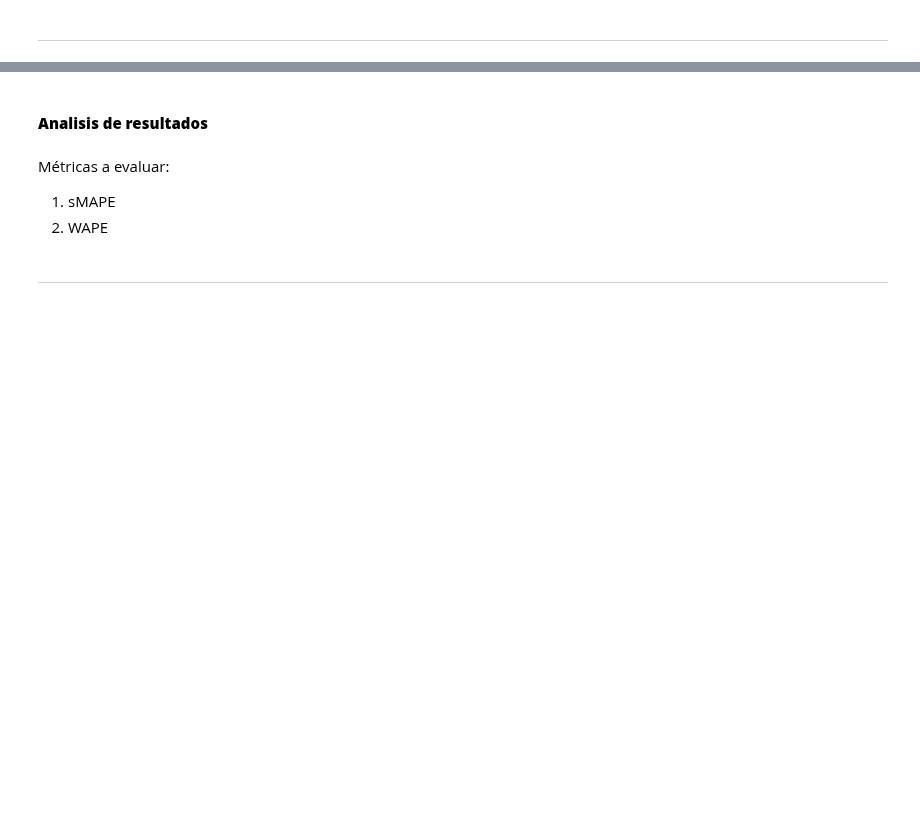
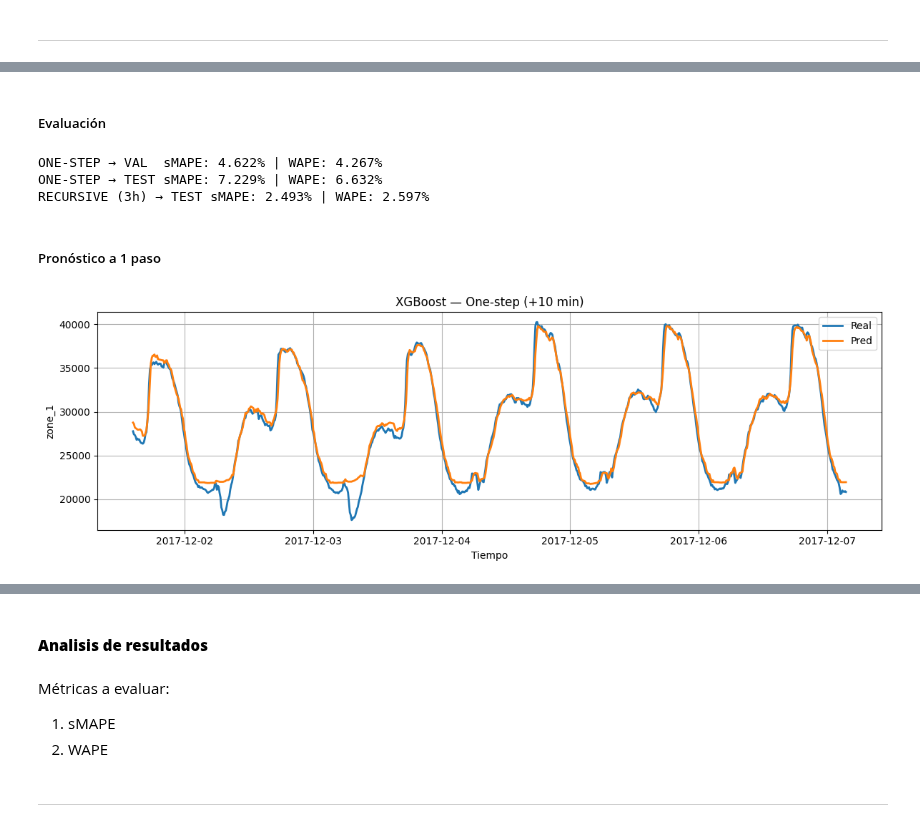
Before and after one commit to DCajiao/Time-series-forecast-of-energy-consumption-in-Tetouan-City, a Jupyter notebook: notebooks/02_assembly_model_modeling.ipynb, the cells around one changed output, grey strips where cells are left out. Drawn from its saved outputs; the diff is of its cells as text; code cells hidden in the pictures; blank space fills up the shorter version.

Commit message:
Terminado el XGBoost

```diff
--- a/notebooks/02_assembly_model_modeling.ipynb
+++ b/notebooks/02_assembly_model_modeling.ipynb
@@ -323,0 +354,9 @@ A múltiples pasos (Boosting x3)
+# %%
+booster.fit(
+    Xtr2, ytr,
+    eval_set=[(Xva2, yva)],
+    verbose=50
+)
+
+best_iter = getattr(booster, "best_iteration", None)
+print("✅ XGBoost (CPU) entrenado", f"(best_iteration={best_iter})" if best_iter is not None else "")
@@ -323,0 +372,46 @@ A múltiples pasos (Boosting x3)
+# %% [markdown]
+##### Evaluación
+# %%
+# EVALUACIÓN — sMAPE / WAPE
+
+# ---- One-step
+smape_val = smape(y_val_inv, y_pred_val_inv)
+wape_val  = wape(y_val_inv, y_pred_val_inv)
+smape_te  = smape(y_te_inv,  y_pred_te_inv)
+wape_te   = wape(y_te_inv,   y_pred_te_inv)
+
+print(f"ONE-STEP → VAL  sMAPE: {smape_val:.3f}% | WAPE: {wape_val:.3f}%")
+print(f"ONE-STEP → TEST sMAPE: {smape_te:.3f}% | WAPE: {wape_te:.3f}%")
+
+# ---- Recursive (3h)
+smape_rec = smape(y_true_rec, y_pred_rec)
+wape_rec  = wape(y_true_rec, y_pred_rec)
+print(f"RECURSIVE (3h) → TEST sMAPE: {smape_rec:.3f}% | WAPE: {wape_rec:.3f}%")
+# %% [output]
+ONE-STEP → VAL  sMAPE: 4.622% | WAPE: 4.267%
+ONE-STEP → TEST sMAPE: 7.229% | WAPE: 6.632%
+RECURSIVE (3h) → TEST sMAPE: 2.493% | WAPE: 2.597%
+# %% [markdown]
+##### Pronóstico a 1 paso
+# %%
+# PRONÓSTICO A 1 PASO — One-step
+
+# Predicciones en normalizado
+y_pred_val = booster.predict(Xva2)
+y_pred_te  = booster.predict(Xte2)
+
+# Invertir a escala real
+y_val_inv      = inverse_target(yva, scalers)
+y_pred_val_inv = inverse_target(y_pred_val, scalers)
+y_te_inv       = inverse_target(yte, scalers)
+y_pred_te_inv  = inverse_target(y_pred_te, scalers)
+
+# Índice temporal para graficar tramo en TEST
+start = HISTORY_WINDOW + SHIFT_ONE_STEP - 1
+idx_seg = test_df.index[start : start + len(y_te_inv)]
+
+# Gráfico de tramo (opcional)
+plot_segment(idx_seg[:800], y_te_inv[:800], y_pred_te_inv[:800],
+             title="XGBoost — One-step (+10 min)", target_name=TARGET_COL)
+# %% [output]
+[figure, added]
```
Also changed, not shown: parts of 13 cells of this notebook.
